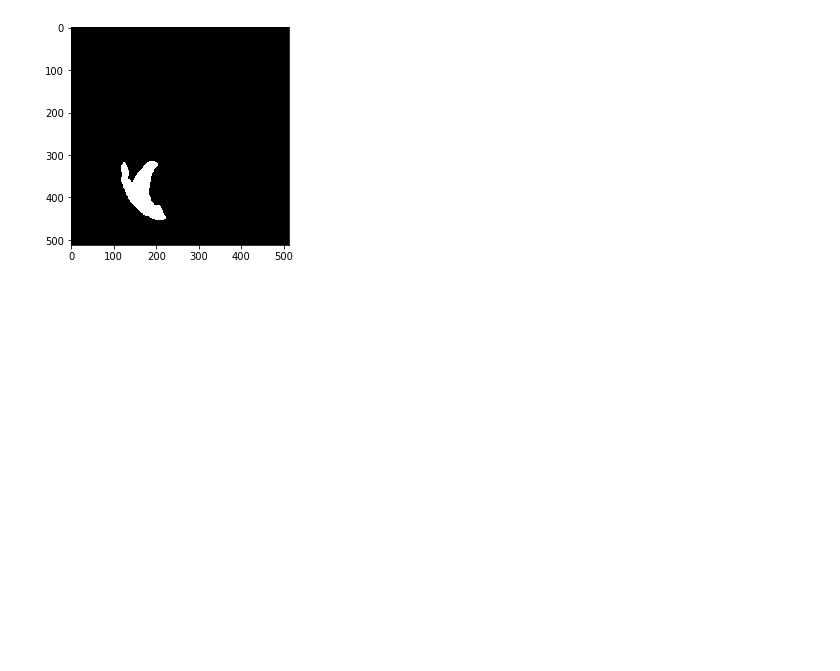
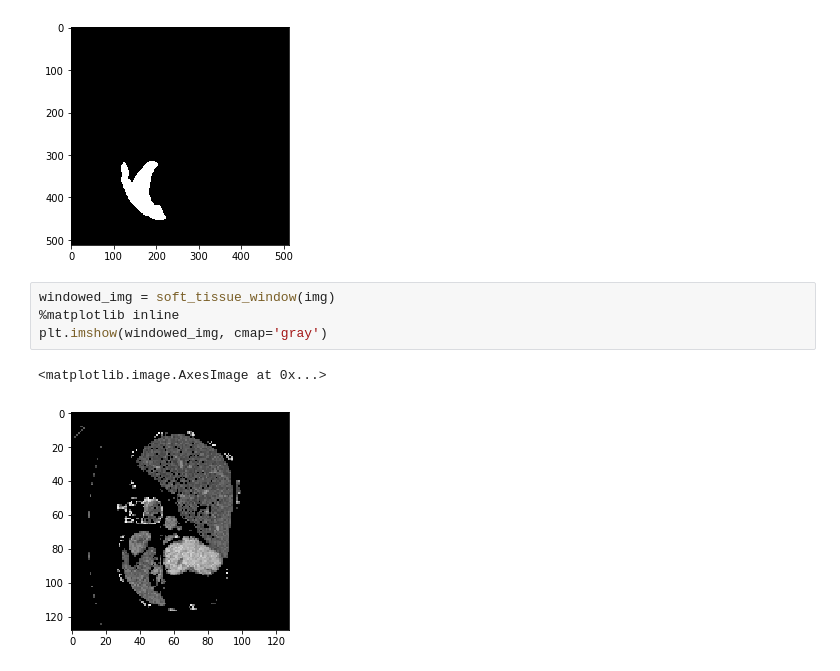
Before and after one commit to epvienneau/spleen_segmentation, a Jupyter notebook: debugging.ipynb, the cells around one changed output. Saved outputs shown, nothing was run; the diff lists cells and outputs as text; blank space fills up the shorter version.

```diff
--- a/debugging.ipynb
+++ b/debugging.ipynb
@@ -34,3 +35,10 @@ plt.imshow(spleen_original, cmap='gray')
 # %% [output]
 <matplotlib.image.AxesImage at 0x...>
 [figure]
+# %%
+windowed_img = soft_tissue_window(img)
+%matplotlib inline
+plt.imshow(windowed_img, cmap='gray')
+# %% [output]
+<matplotlib.image.AxesImage at 0x...>
+[figure, added]
```
Also changed, not shown: parts of 2 cells of this notebook, 2 other files.
